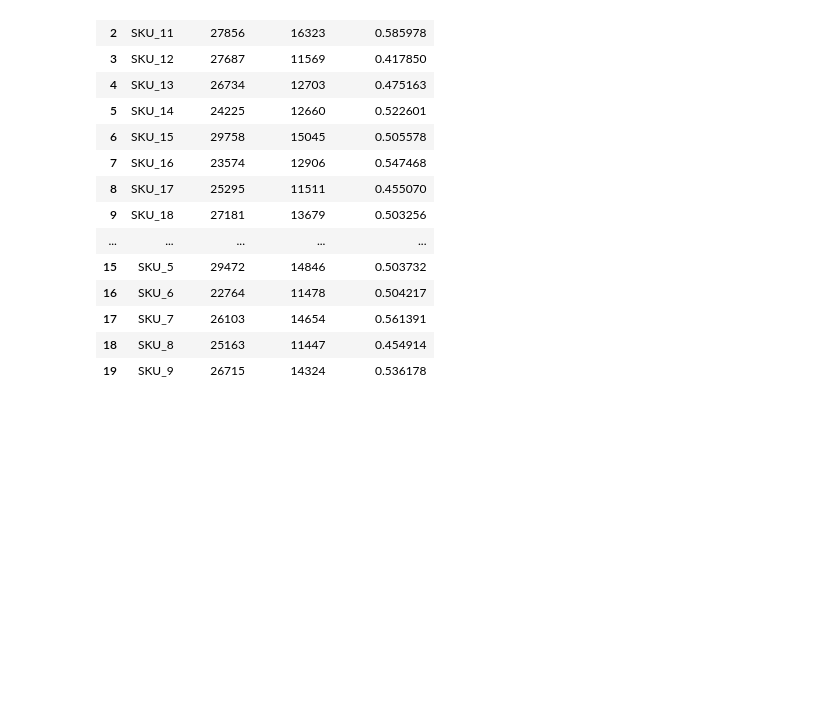
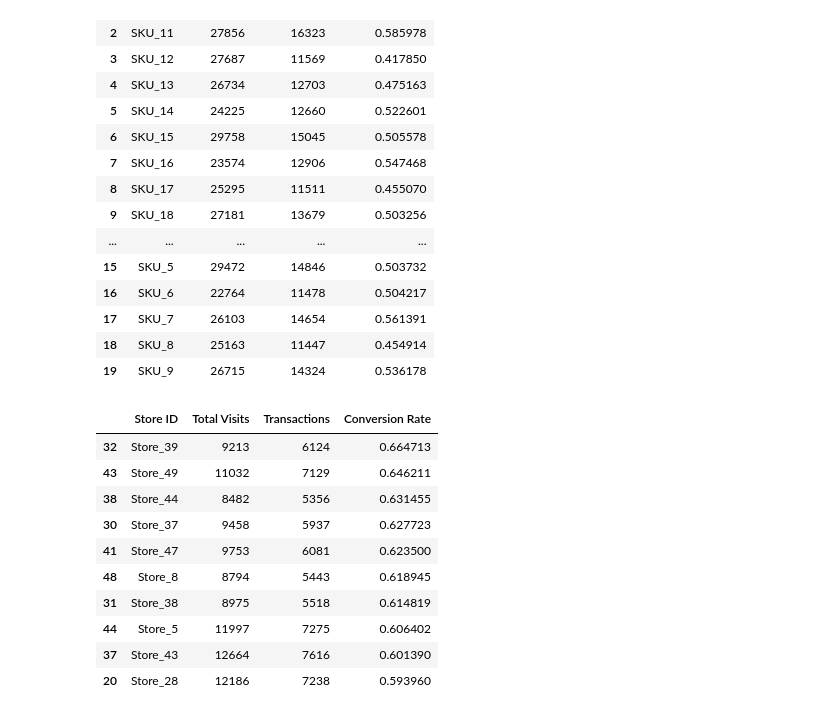
Before and after one commit to RaisunLakra/Store-Data-Conversion-Analysis, a Jupyter notebook: Notebook/Conversion_Analysis.ipynb, the cells around one changed output. Saved outputs shown, nothing was run; the diff lists cells and outputs as text; code cells hidden in the pictures; blank space fills up the shorter version.

```diff
--- a/Notebook/Conversion_Analysis.ipynb
+++ b/Notebook/Conversion_Analysis.ipynb
@@ -158,0 +162,14 @@ pickle.dump(df_sku_level, open("../Datasets/processed_data/sku_level_transation.
+# %%
+top_stores
+# %% [output]
+|  | Store ID | Total Visits | Transactions | Conversion Rate |
+| 32 | Store_39 | 9213 | 6124 | 0.664713 |
+| 43 | Store_49 | 11032 | 7129 | 0.646211 |
+| 38 | Store_44 | 8482 | 5356 | 0.631455 |
+| 30 | Store_37 | 9458 | 5937 | 0.627723 |
+| 41 | Store_47 | 9753 | 6081 | 0.623500 |
+| 48 | Store_8 | 8794 | 5443 | 0.618945 |
+| 31 | Store_38 | 8975 | 5518 | 0.614819 |
+| 44 | Store_5 | 11997 | 7275 | 0.606402 |
+| 37 | Store_43 | 12664 | 7616 | 0.601390 |
+| 20 | Store_28 | 12186 | 7238 | 0.593960 |
```
Also changed, not shown: parts of 6 cells of this notebook.
